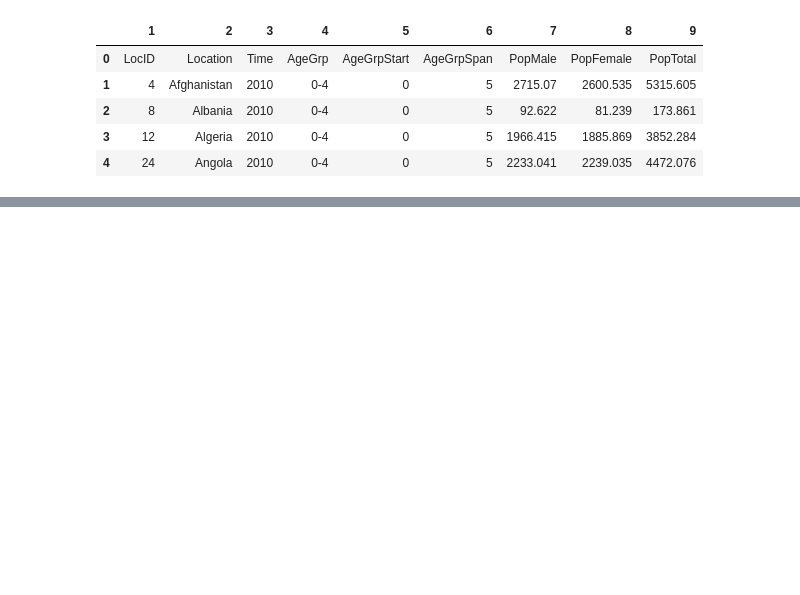
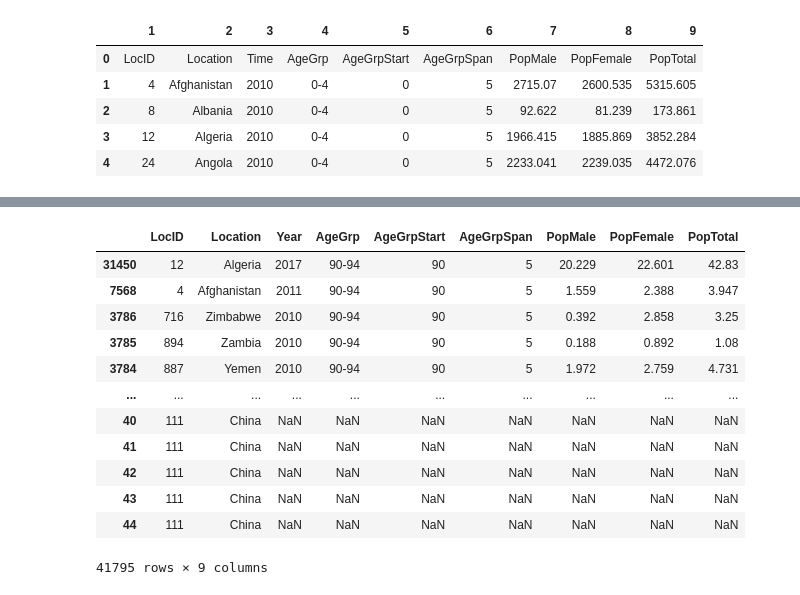
Before and after one commit to ramakant-bw/da20_python_task9, a Jupyter notebook: population-2010-2019.ipynb, the cells around one changed output, grey strips where cells are left out. Cells and saved outputs as stored; diff of their text form; code cells hidden in the pictures; blank space fills up the shorter version.

```diff
--- a/population-2010-2019.ipynb
+++ b/population-2010-2019.ipynb
@@ -12,0 +119,17 @@ population2010_2019.head()
+# %%
+sorted_df2_population2010_2019 = df_population2010_2019.sort_values(by='AgeGrp', ascending=False)
+sorted_df2_population2010_2019
+# %% [output]
+|  | LocID | Location | Year | AgeGrp | AgeGrpStart | AgeGrpSpan | PopMale | PopFemale | PopTotal |
+| 31450 | 12 | Algeria | 2017 | 90-94 | 90 | 5 | 20.229 | 22.601 | 42.83 |
+| 7568 | 4 | Afghanistan | 2011 | 90-94 | 90 | 5 | 1.559 | 2.388 | 3.947 |
+| 3786 | 716 | Zimbabwe | 2010 | 90-94 | 90 | 5 | 0.392 | 2.858 | 3.25 |
+| 3785 | 894 | Zambia | 2010 | 90-94 | 90 | 5 | 0.188 | 0.892 | 1.08 |
+| 3784 | 887 | Yemen | 2010 | 90-94 | 90 | 5 | 1.972 | 2.759 | 4.731 |
+| ... | ... | ... | ... | ... | ... | ... | ... | ... | ... |
+| 40 | 111 | China | NaN | NaN | NaN | NaN | NaN | NaN | NaN |
+| 41 | 111 | China | NaN | NaN | NaN | NaN | NaN | NaN | NaN |
+| 42 | 111 | China | NaN | NaN | NaN | NaN | NaN | NaN | NaN |
+| 43 | 111 | China | NaN | NaN | NaN | NaN | NaN | NaN | NaN |
+| 44 | 111 | China | NaN | NaN | NaN | NaN | NaN | NaN | NaN |
+41795 rows × 9 columns
```
Also changed, not shown: parts of 20 cells of this notebook.
